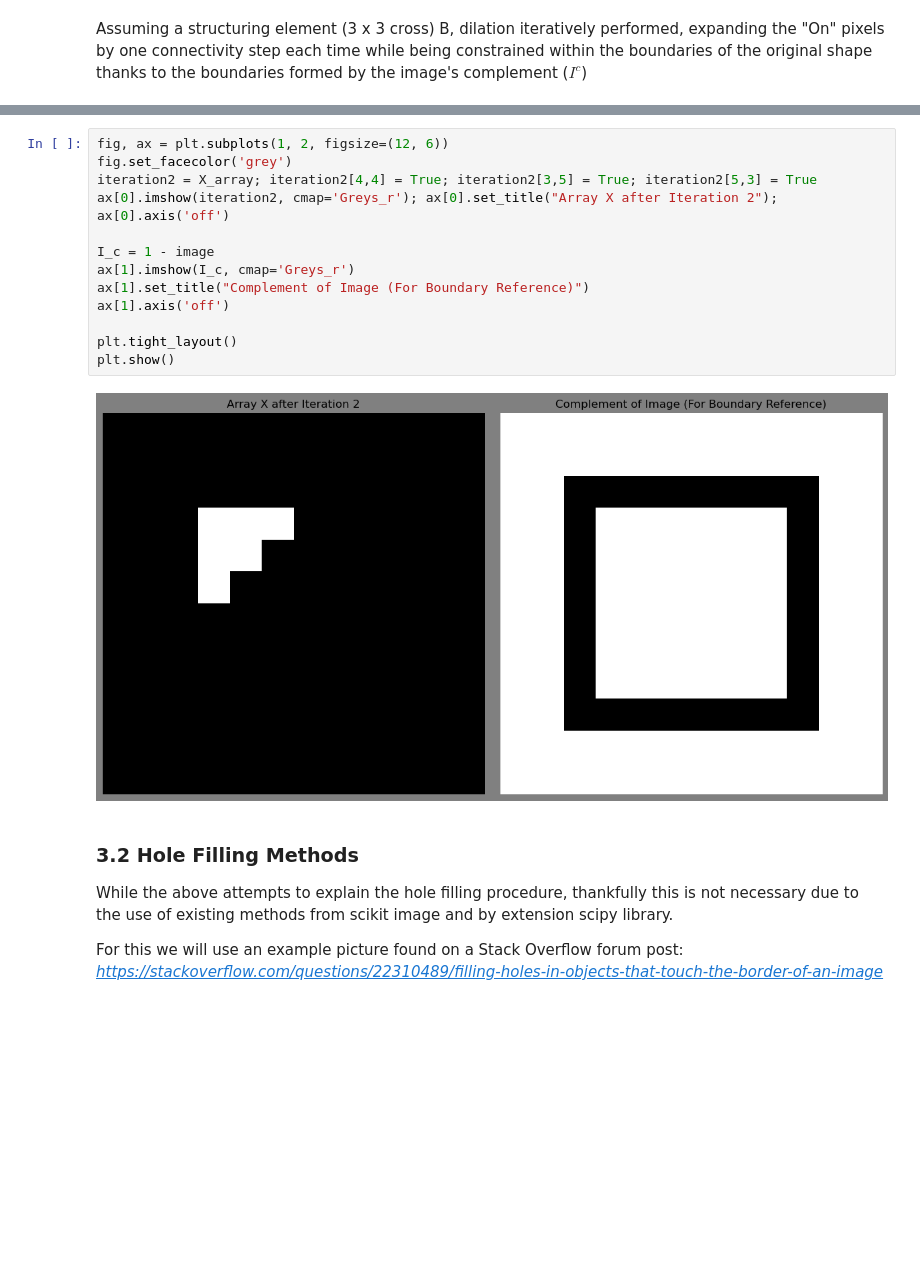
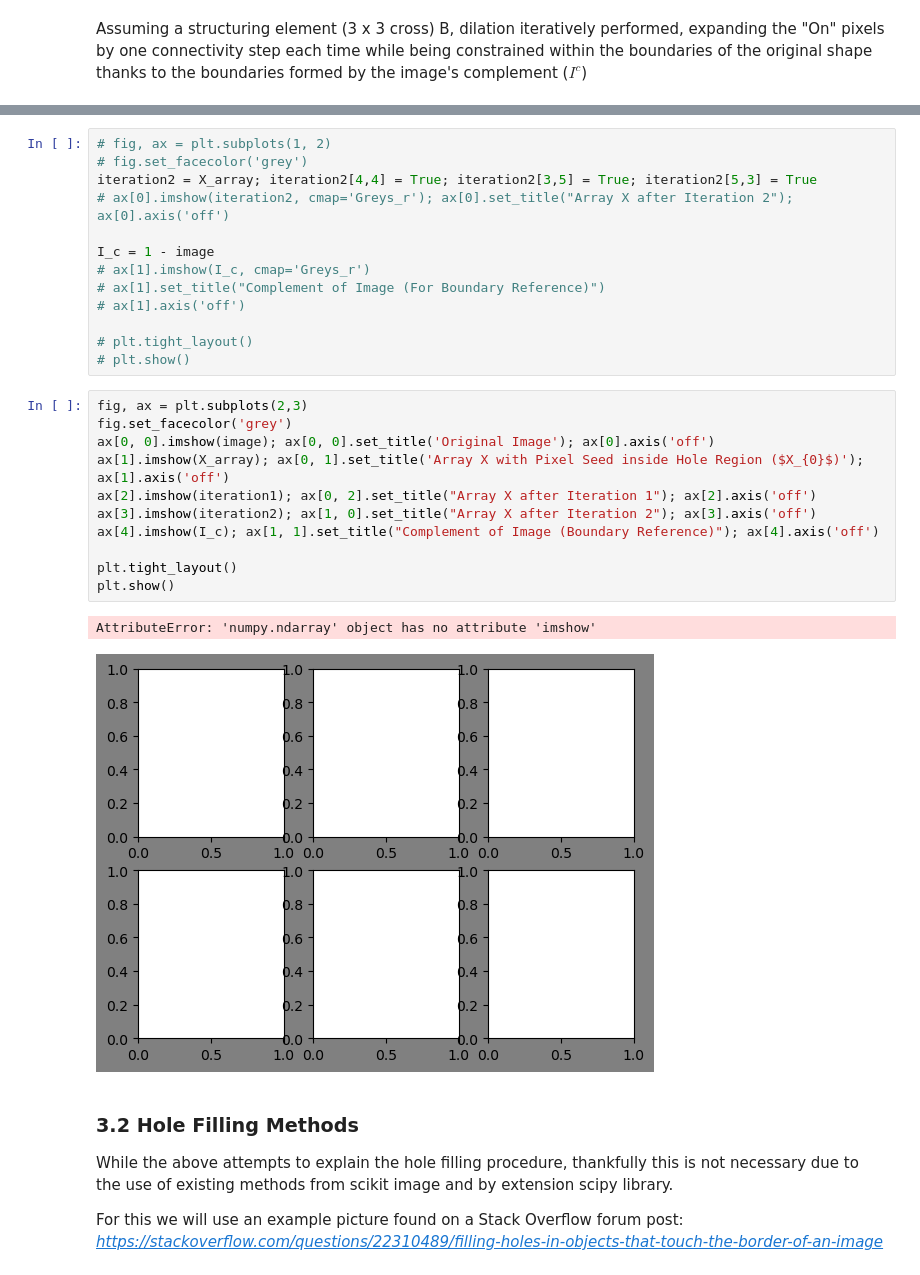
Before and after one commit to zionnpark/BME1462-group-project, a Jupyter notebook: presentation/part3_algorithms.ipynb, the cells around one changed output, grey strips where cells are left out. Drawn from its saved outputs; the diff is of its cells as text; blank space fills up the shorter version.

```diff
--- a/presentation/part3_algorithms.ipynb
+++ b/presentation/part3_algorithms.ipynb
@@ -77,18 +73,30 @@ plt.show()
 # %%
-fig, ax = plt.subplots(1, 2, figsize=(12, 6))
-fig.set_facecolor('grey')
+# fig, ax = plt.subplots(1, 2)
+# fig.set_facecolor('grey')
 iteration2 = X_array; iteration2[4,4] = True; iteration2[3,5] = True; iteration2[5,3] = True
-ax[0].imshow(iteration2, cmap='Greys_r'); ax[0].set_title("Array X after Iteration 2"); ax[0].axis('off')
+# ax[0].imshow(iteration2, cmap='Greys_r'); ax[0].set_title("Array X after Iteration 2"); ax[0].axis('off')
 
 I_c = 1 - image
-ax[1].imshow(I_c, cmap='Greys_r')
-ax[1].set_title("Complement of Image (For Boundary Reference)")
-ax[1].axis('off')
+# ax[1].imshow(I_c, cmap='Greys_r')
+# ax[1].set_title("Complement of Image (For Boundary Reference)")
+# ax[1].axis('off')
 
-plt.tight_layout()
-plt.show()
+# plt.tight_layout()
+# plt.show()
-# %% [output]
-[figure, removed]
+# %%
+fig, ax = plt.subplots(2,3)
+fig.set_facecolor('grey')
+ax[0, 0].imshow(image); ax[0, 0].set_title('Original Image'); ax[0].axis('off')
+ax[1].imshow(X_array); ax[0, 1].set_title('Array X with Pixel Seed inside Hole Region ($X_{0}$)'); ax[1].axis('off')
+ax[2].imshow(iteration1); ax[0, 2].set_title("Array X after Iteration 1"); ax[2].axis('off')
+ax[3].imshow(iteration2); ax[1, 0].set_title("Array X after Iteration 2"); ax[3].axis('off')
+ax[4].imshow(I_c); ax[1, 1].set_title("Complement of Image (Boundary Reference)"); ax[4].axis('off')
+
+plt.tight_layout()
+plt.show()
+# %% [output]
+AttributeError: 'numpy.ndarray' object has no attribute 'imshow'
+[figure, added]
 # %% [markdown]
 ### 3.2 Hole Filling Methods
 While the above attempts to explain the hole filling procedure, thankfully this is not necessary due to the use of existing methods from scikit image and by extension scipy library.
```
Also changed, not shown: parts of 2 cells of this notebook.
